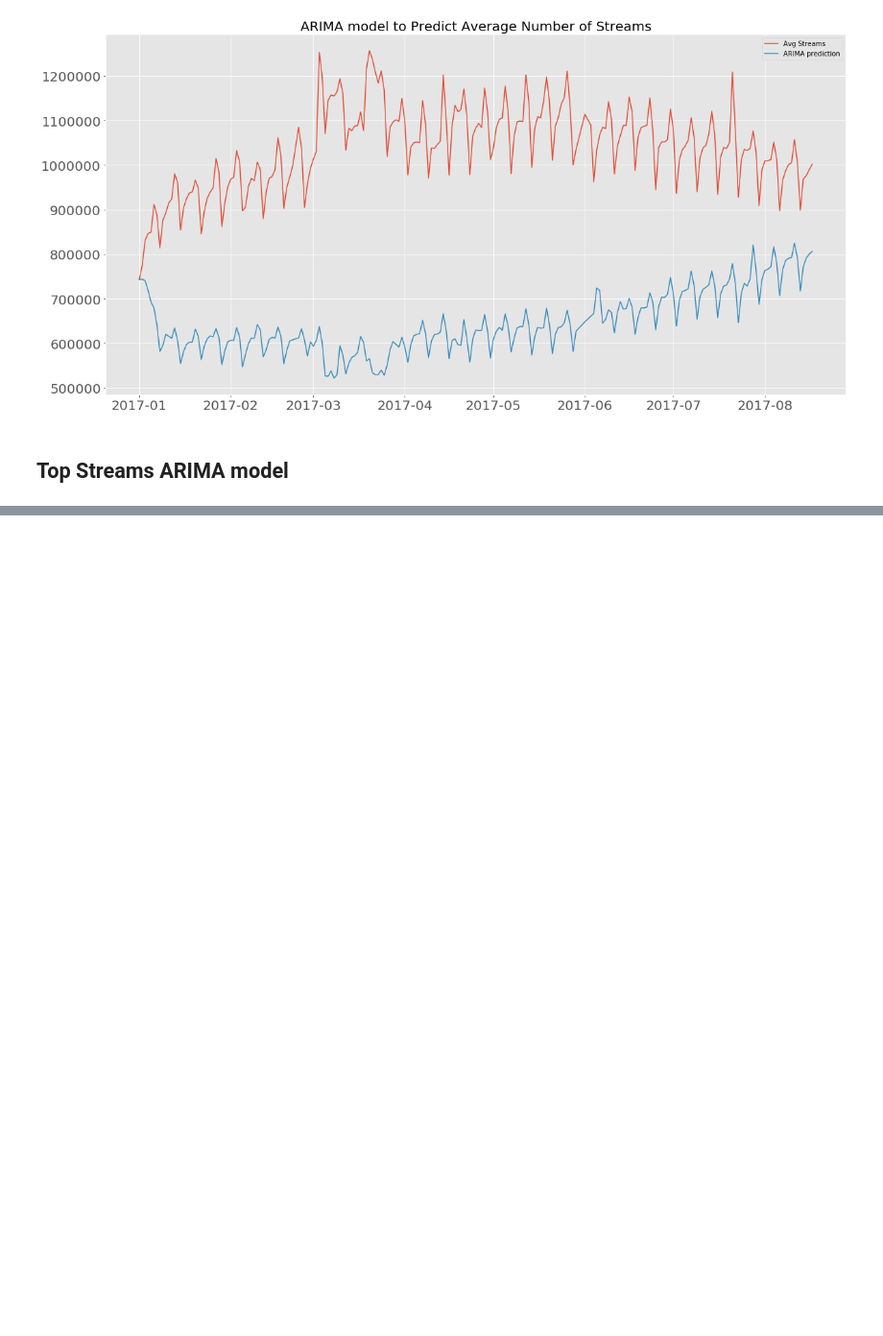
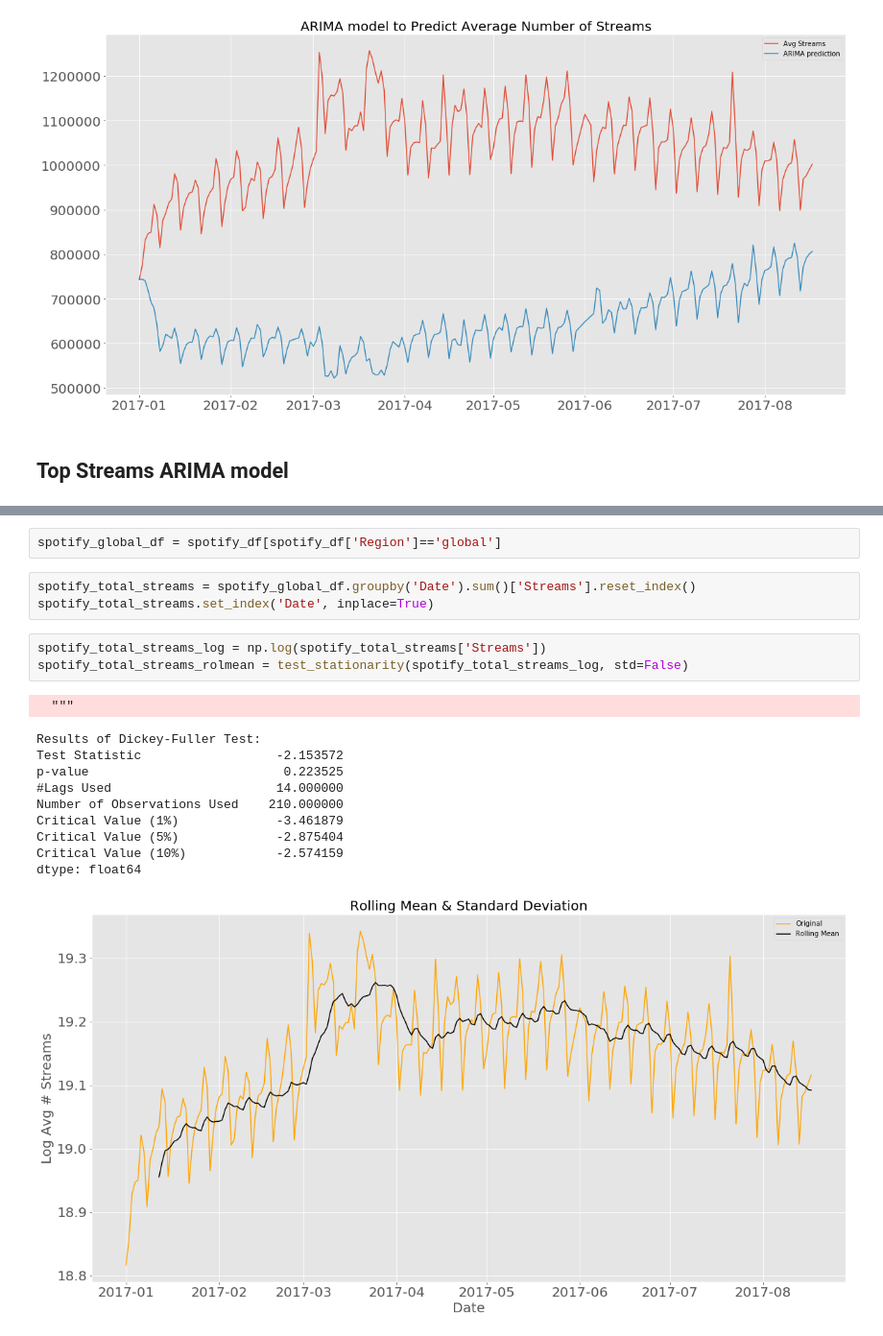
Before and after one commit to maxgrossenbacher/Forecasting_daily_spotify_streams, a Jupyter notebook: src/Spotify_Time_Series.ipynb, the cells around one changed output, grey strips where cells are left out. Shown at 96% size. Drawn from its saved outputs; the diff is of its cells as text; blank space fills up the shorter version.

```diff
--- a/src/Spotify_Time_Series.ipynb
+++ b/src/Spotify_Time_Series.ipynb
@@ -610,0 +613,20 @@ RMSE: nan
+# %%
+spotify_global_df = spotify_df[spotify_df['Region']=='global']
+# %%
+spotify_total_streams = spotify_global_df.groupby('Date').sum()['Streams'].reset_index()
+spotify_total_streams.set_index('Date', inplace=True)
+# %%
+spotify_total_streams_log = np.log(spotify_total_streams['Streams'])
+spotify_total_streams_rolmean = test_stationarity(spotify_total_streams_log, std=False)
+# %% [output]
+  """
+Results of Dickey-Fuller Test:
+Test Statistic                  -2.153572
+p-value                          0.223525
+#Lags Used                      14.000000
+Number of Observations Used    210.000000
+Critical Value (1%)             -3.461879
+Critical Value (5%)             -2.875404
+Critical Value (10%)            -2.574159
+dtype: float64
+[figure, added]
```
Also changed, not shown: parts of 15 cells of this notebook.
